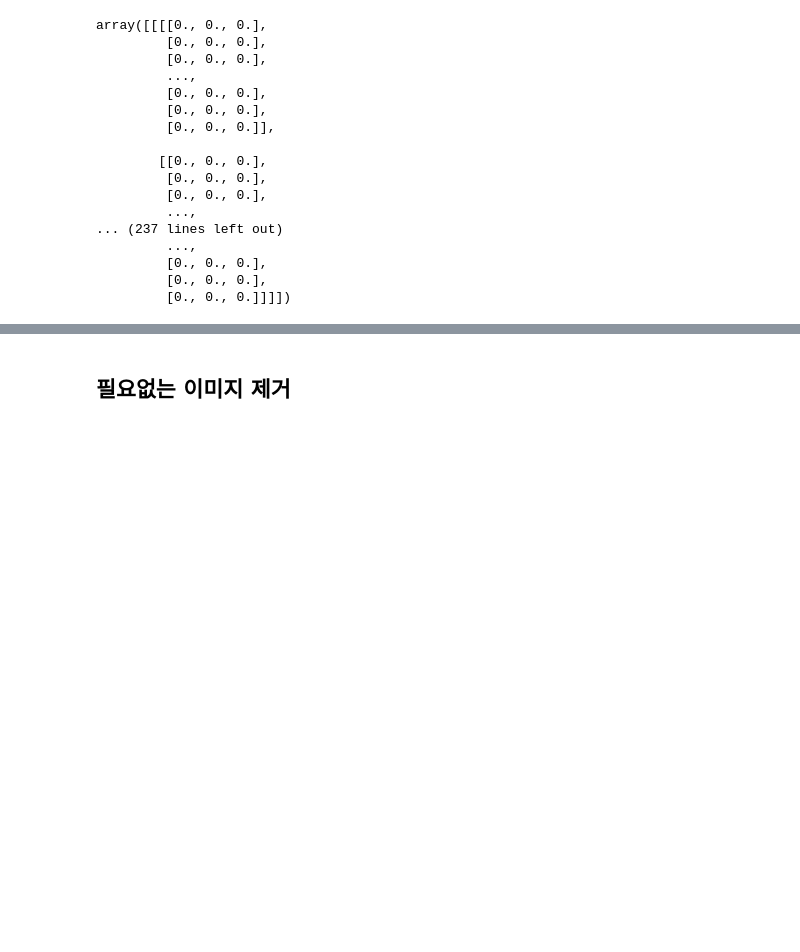
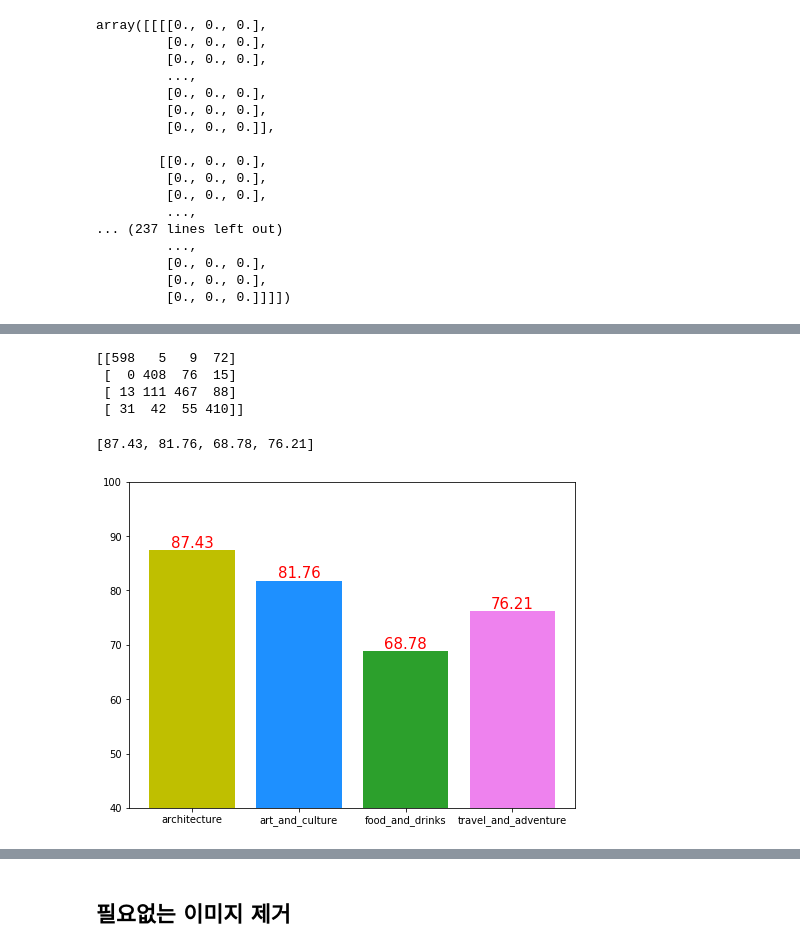
Before and after one commit to songhyeonjun/python-data, a Jupyter notebook: 프로젝트 ML/이미지 분류(딥러닝).ipynb, the cells around one changed output, grey strips where cells are left out. Saved outputs shown, nothing was run; the diff lists cells and outputs as text; code cells hidden in the pictures; blank space fills up the shorter version.

```diff
--- a/프로젝트 ML/이미지 분류(딥러닝).ipynb
+++ b/프로젝트 ML/이미지 분류(딥러닝).ipynb
@@ -154,0 +324,44 @@ labels, images = make_file(data_height, data_width, channel_n, len(data_list))
+# %%
+y_pred_test=np.argmax(y_pred, axis=-1)
+# %%
+print(confusion_matrix(y_pred_test, y_test))
+# %% [output]
+[[598   5   9  72]
+ [  0 408  76  15]
+ [ 13 111 467  88]
+ [ 31  42  55 410]]
+# %%
+df=pd.DataFrame(confusion_matrix(y_pred_test, y_test))
+# %%
+# 각 travel image의 적중률 리스트
+score_list=[]
+for i in range(4):
+    score_list.append(round((df.iloc[i,i]/df.sum(axis=1)[i])*100, 2))
+# %%
+score_list
+# %% [output]
+[87.43, 81.76, 68.78, 76.21]
+# %%
+target_names = ['architecture', 'art_and_culture', 'food_and_drinks', 'travel_and_adventure']
+# %%
+# 각 이미지의 적중률
+plt.figure(figsize=(8,6))
+x = target_names
+fashon_type = target_names
+values = score_list
+colors = ['y', 'dodgerblue', 'C2', 'violet', 'brown', 'indigo', 'aquamarine', 'orange', 'khaki', 'slategray']
+
+plt.bar(x, values, color=colors)
+plt.xticks(x, fashon_type)
+plt.ylim([40, 100])
+
+for i, v in enumerate(x):
+    plt.text(v, values[i], values[i],                 # 좌표 (x축 = v, y축 = y[0]..y[1], 표시 = y[0]..y[1])
+             fontsize = 15,
+             color='red',
+             horizontalalignment='center',  # horizontalalignment (left, center, right)
+             verticalalignment='bottom')    # verticalalignment (top, center, bottom)
+
+plt.show()
+# %% [output]
+[figure, added]
```
Also changed, not shown: parts of 25 cells of this notebook, 2 other files.
